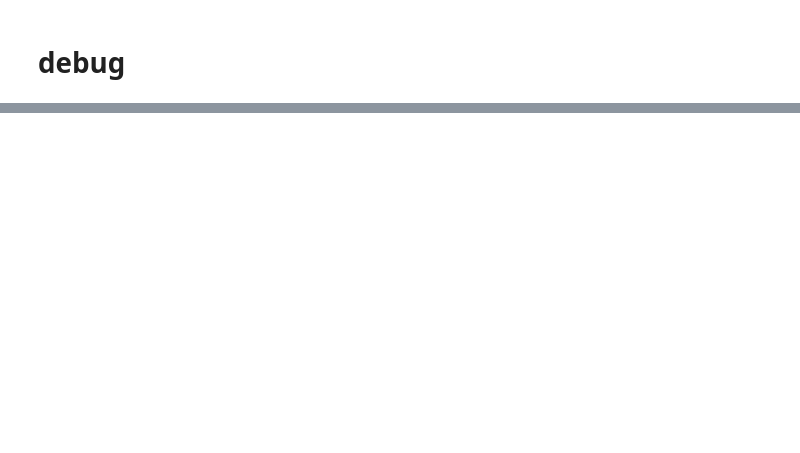
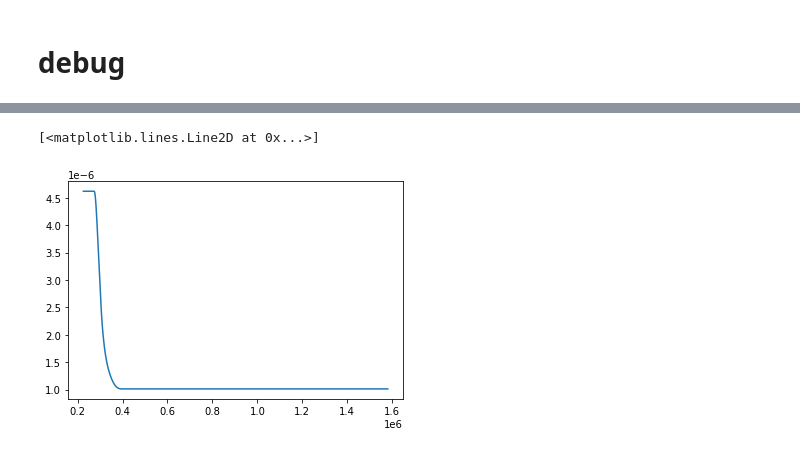
Before and after one commit to cc97nitu/FESA_SQL, a Jupyter notebook: LSA_Tools/Plot_Tunescan.ipynb, the cells around one changed output, grey strips where cells are left out. Cells and saved outputs as stored; diff of their text form; code cells hidden in the pictures; blank space fills up the shorter version.

```diff
--- a/LSA_Tools/Plot_Tunescan.ipynb
+++ b/LSA_Tools/Plot_Tunescan.ipynb
@@ -272,0 +362,7 @@ for i in range(len(all_shots[1:-1])):
+# %%
+time, Trev = lsa_data[0][6]
+# %%
+plt.plot(time, Trev)
+# %% [output]
+[<matplotlib.lines.Line2D at 0x...>]
+[figure, added]
```
Also changed, not shown: parts of 26 cells of this notebook, 3 other files.
